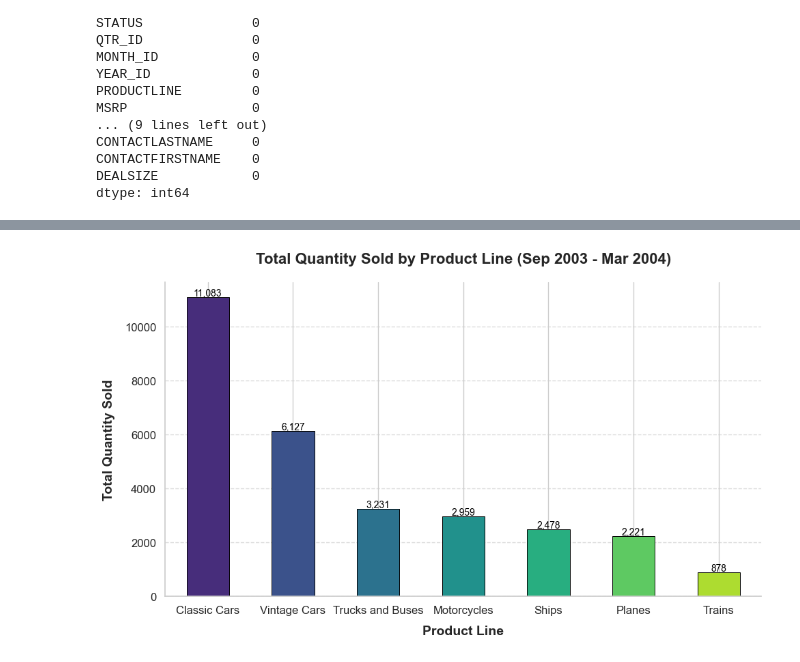
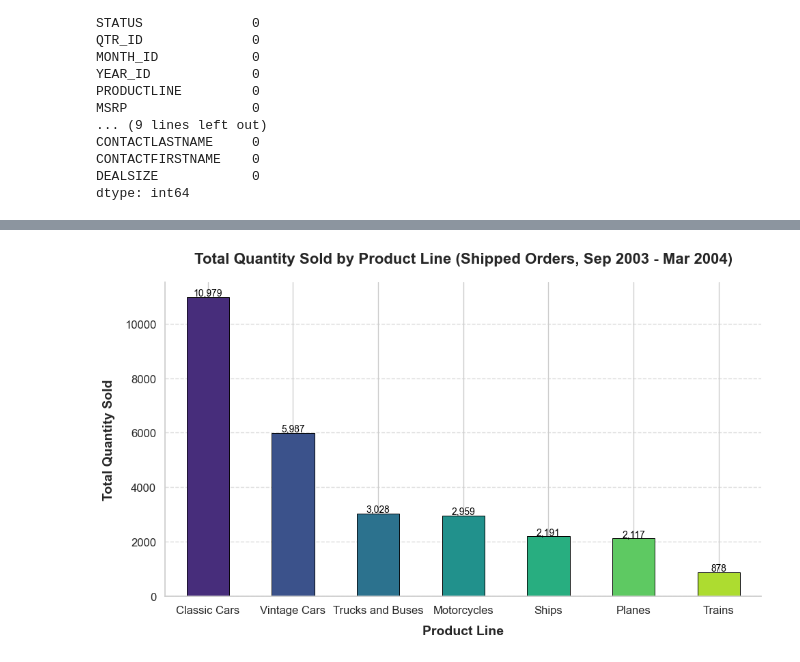
Before and after one commit to arik147/sales-case-study, a Jupyter notebook: Sales_Analysis_Case_Study.ipynb, the cells around one changed output, grey strips where cells are left out. Saved outputs shown, nothing was run; the diff lists cells and outputs as text; code cells hidden in the pictures.

```diff
--- a/Sales_Analysis_Case_Study.ipynb
+++ b/Sales_Analysis_Case_Study.ipynb
@@ -147,7 +136,7 @@ import matplotlib.ticker as mtick
 import seaborn as sns
 
 # Filter for Classic Cars sales in 2004
-classic_cars_2004 = df[(df["YEAR_ID"] == 2004) & (df["PRODUCTLINE"] == "Classic Cars")]
+classic_cars_2004 = df[(df["YEAR_ID"] == 2004) & (df["PRODUCTLINE"] == "Classic Cars") & (df["STATUS"] == "Shipped")]
 
 # Group sales by country
 sales_by_country = classic_cars_2004.groupby("COUNTRY")["SALES"].sum().sort_values(ascending=True)
@@ -189,12 +178,18 @@ plt.show()
 # %%
 import matplotlib.pyplot as plt
 import seaborn as sns
+
 # Convert ORDERDATE to datetime format
 df['ORDERDATE'] = pd.to_datetime(df['ORDERDATE'])
-# Filter data between September 2003 and March 2004
+
+# Filter data between September 2003 and March 2004 AND only 'Shipped' status
 start_date = "2003-09-01"
 end_date = "2004-03-31"
-filtered_df = df[(df['ORDERDATE'] >= start_date) & (df['ORDERDATE'] <= end_date)].copy()
+filtered_df = df[
+    (df['ORDERDATE'] >= start_date) &
+    (df['ORDERDATE'] <= end_date) &
+    (df['STATUS'] == "Shipped")
+].copy()
 
 # Group by 'PRODUCTLINE' and sum the quantities
 total_quantity_by_productline = filtered_df.groupby('PRODUCTLINE')['QUANTITYORDERED'].sum()
@@ -206,32 +201,32 @@ total_quantity_by_productline = total_quantity_by_productline.sort_values(ascend
 sns.set_theme(style="whitegrid")
 
 # Create the bar chart
 plt.figure(figsize=(10, 6))
 colors = sns.color_palette("viridis", len(total_quantity_by_productline))
 total_quantity_by_productline.plot(kind='bar', color=colors, edgecolor='black', linewidth=0.7)
 
 # Add labels and title
 plt.xlabel("Product Line", fontsize=14, labelpad=10, weight='bold')
 plt.ylabel("Total Quantity Sold", fontsize=14, labelpad=10, weight='bold')
-plt.title("Total Quantity Sold by Product Line (Sep 2003 - Mar 2004)", fontsize=16, pad=20, weight='bold')
+plt.title("Total Quantity Sold by Product Line (Shipped Orders, Sep 2003 - Mar 2004)", fontsize=16, pad=20, weight='bold')
 
 # Add annotations for each bar
 for i, value in enumerate(total_quantity_by_productline):
     plt.text(i, value + 50, f"{value:,.0f}", ha='center', fontsize=10, color='black')
 
 # Customize the plot
 plt.xticks(rotation=0, fontsize=12)
 plt.yticks(fontsize=12)
 plt.gca().spines['top'].set_visible(False)
 plt.gca().spines['right'].set_visible(False)
 plt.gca().spines['left'].set_color('#cccccc')
 plt.gca().spines['bottom'].set_color('#cccccc')
 plt.grid(axis='y', linestyle='--', alpha=0.7)
 
 # Adjust layout for better spacing
 plt.tight_layout()
 
 # Show the plot
 plt.show()
 # %% [output]
-[figure, old version]
+[figure, new version]
```
Also changed, not shown: parts of 2 cells of this notebook.
